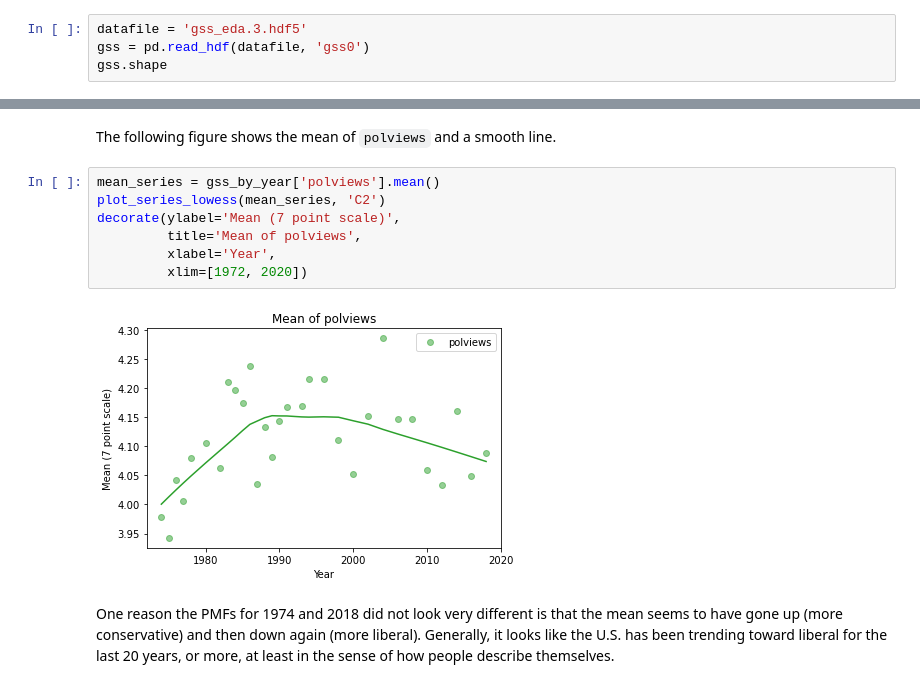
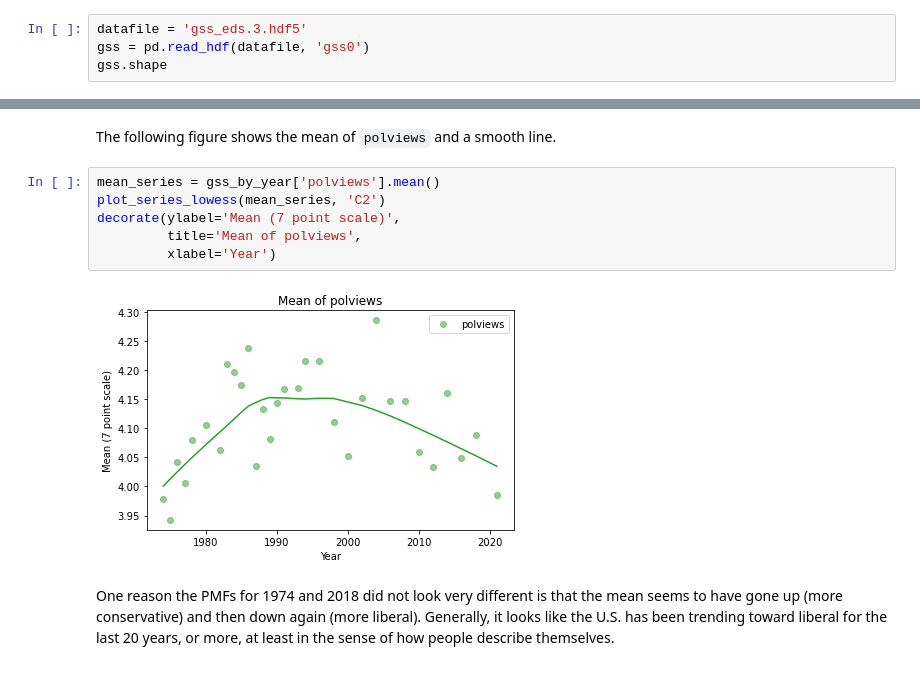
Before and after one commit to AllenDowney/PoliticalAlignmentCaseStudy, a Jupyter notebook: 02_polviews_soln.ipynb, the cells around one changed output, grey strips where cells are left out. Drawn from its saved outputs; the diff is of its cells as text.

```diff
--- a/02_polviews_soln.ipynb
+++ b/02_polviews_soln.ipynb
@@ -64,7 +64,7 @@ download('https://github.com/AllenDowney/PoliticalAlignmentCaseStudy/' +
 # %% [markdown]
 I've created an HDF file that contains three `DataFrame` objects with resampled GSS data.  We'll work with the first resampling, `gss0`, to get started.
 # %%
-datafile = 'gss_eda.3.hdf5'
+datafile = 'gss_eds.3.hdf5'
 gss = pd.read_hdf(datafile, 'gss0')
 gss.shape
 # %% [output]
@@ -352,12 +354,11 @@ The following figure shows the mean of `polviews` and a smooth line.
 # %%
 mean_series = gss_by_year['polviews'].mean()
 plot_series_lowess(mean_series, 'C2')
 decorate(ylabel='Mean (7 point scale)',
          title='Mean of polviews',
-         xlabel='Year',
-         xlim=[1972, 2020])
+         xlabel='Year')
 # %% [output]
-[figure, old version]
+[figure, new version]
 # %% [markdown]
 One reason the PMFs for 1974 and 2018 did not look very different is that the mean seems to have gone up (more conservative) and then down again (more liberal).
 Generally, it looks like the U.S. has been trending toward liberal for the last 20 years, or more, at least in the sense of how people describe themselves.
```
Also changed, not shown: parts of 17 cells of this notebook.
